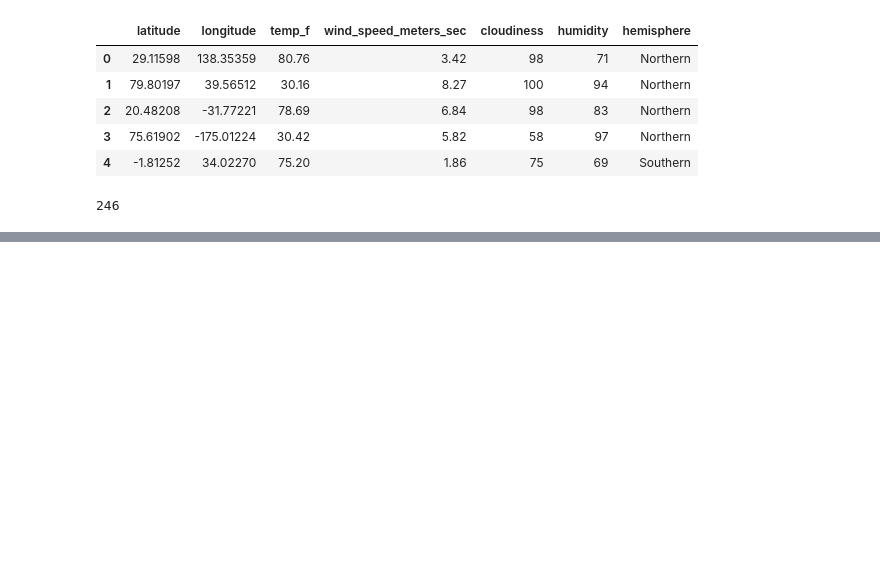
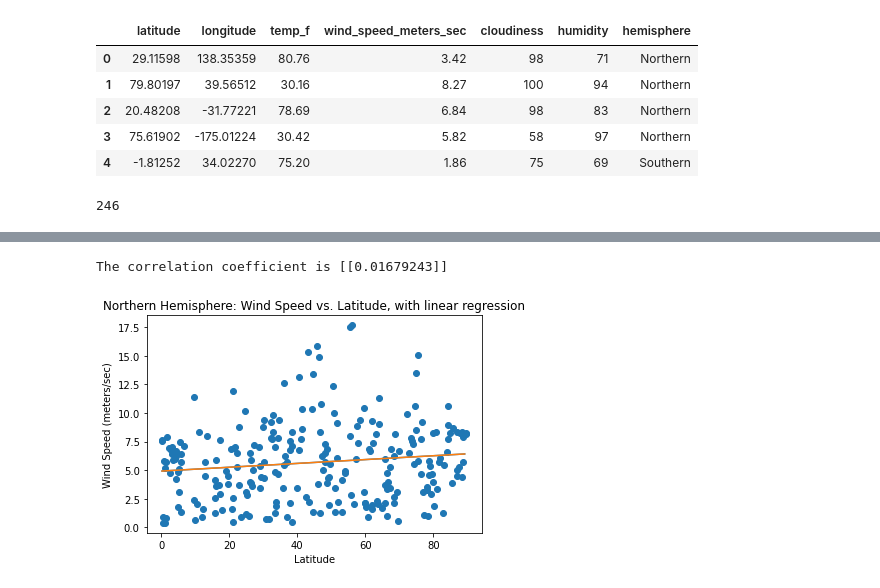
Before and after one commit to BatesJ72/python-api-challenge, a Jupyter notebook: WeatherPy/weatherpy.ipynb, the cells around one changed output, grey strips where cells are left out. Cells and saved outputs as stored; diff of their text form; code cells hidden in the pictures; blank space fills up the shorter version.

```diff
--- a/WeatherPy/weatherpy.ipynb
+++ b/WeatherPy/weatherpy.ipynb
@@ -298,2 +385,35 @@ plt.show()
+# %%
+# Linear Regression: Northern Hemisphere - Wind Speed vs. Latitude
+
+X_n_wind_speed_meters_sec = [[l] for l in north["latitude"]]
+y_n_wind_speed_meters_sec = [[c] for c in north["wind_speed_meters_sec"]]
+
+model.fit(X_n_wind_speed_meters_sec, y_n_wind_speed_meters_sec)
+
+coef_n_wind_speed_meters_sec = model.coef_
+print(f"The correlation coefficient is {coef_n_wind_speed_meters_sec}")
+intercept_n_wind_speed_meters_sec = model.intercept_
+
+predict_x_n_wind_speed_meters_sec = np.arange(
+    min(north["latitude"]), max(north["latitude"])
+)
+predict_y_n_wind_speed_meters_sec = [
+    predict_function(e) for e in predict_x_n_wind_speed_meters_sec
+]
+
+
+fig, ax5 = plt.subplots()
+ax5.set_title("Northern Hemisphere: Wind Speed vs. Latitude, with linear regression")
+plt.xlabel("Latitude")
+plt.ylabel("Wind Speed (meters/sec)")
+
+plt.scatter(X_n_wind_speed_meters_sec, y_n_wind_speed_meters_sec)
+
+plt.plot(predict_x_n_wind_speed_meters_sec, predict_y_n_wind_speed_meters_sec)
+plt.plot(predict_x_n_wind_speed_meters_sec, predict_y_n_wind_speed_meters_sec)
+plt.show()
+# %% [output]
+The correlation coefficient is [[0.01679243]]
+[figure, added]
 # %%
 # Linear Regression: Southern Hemisphere - Wind Speed (mph) vs. Latitude
```
Also changed, not shown: parts of 12 cells of this notebook.
